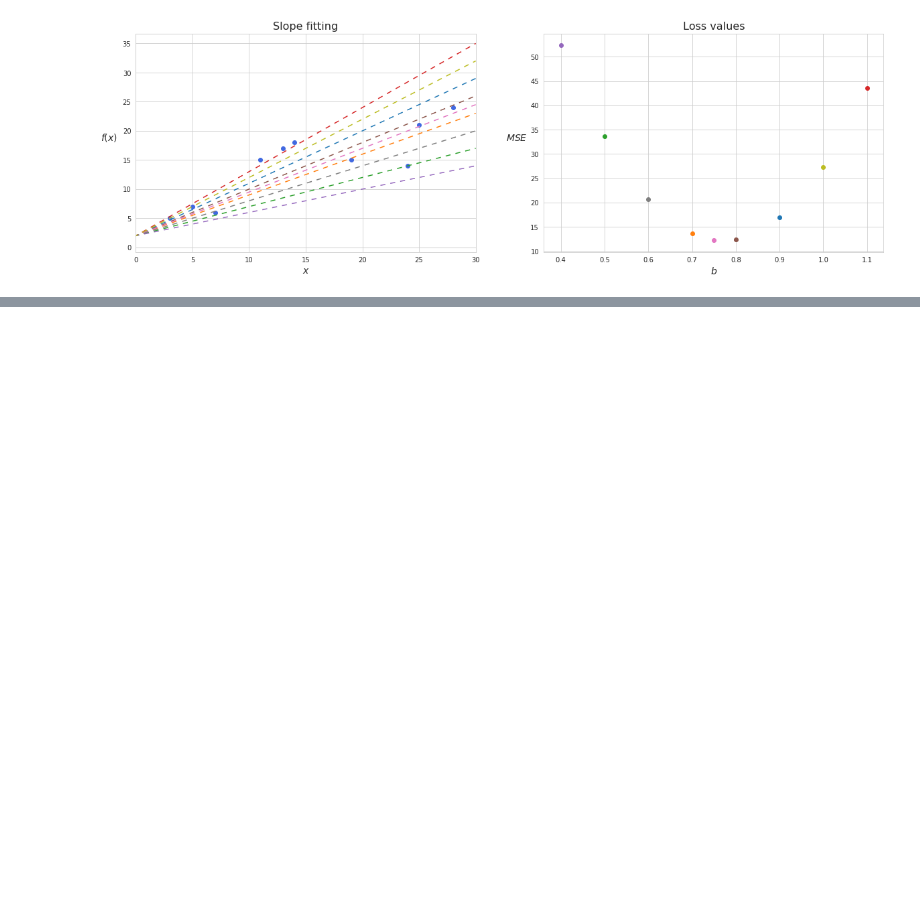
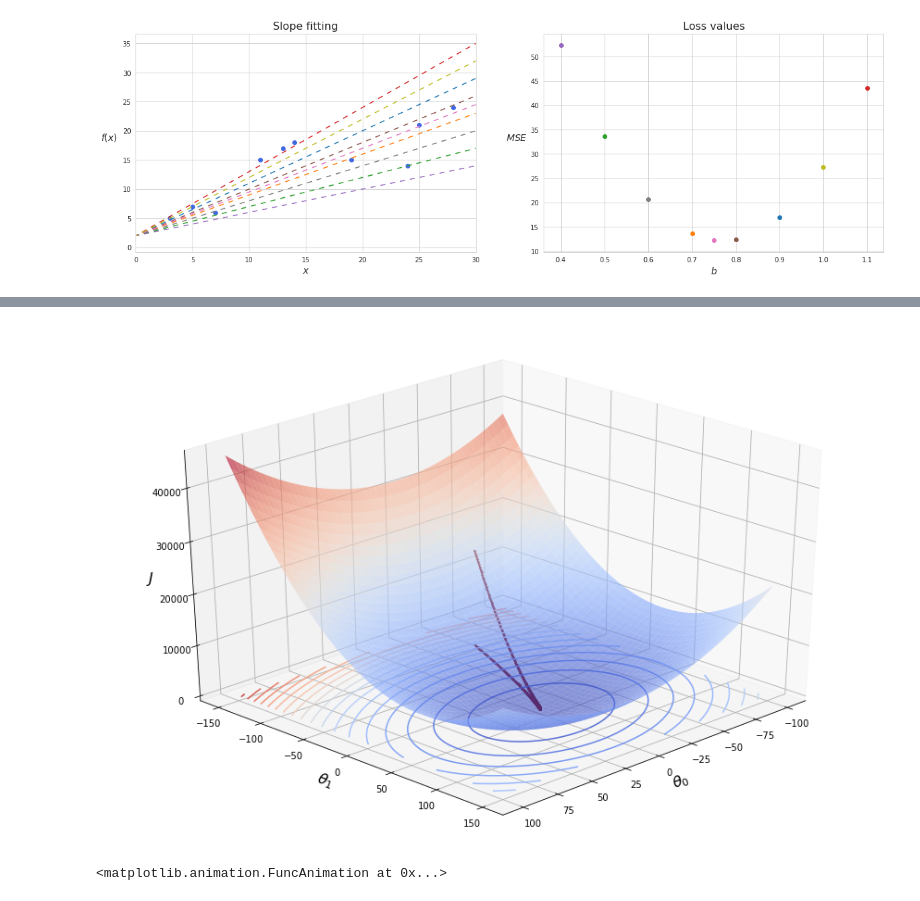
Before and after one commit to vzahorui/vzahorui.github.io, a Jupyter notebook: jupyter_notebooks/gradient_descent.ipynb, the cells around one changed output, grey strips where cells are left out. Cells and saved outputs as stored; diff of their text form; code cells hidden in the pictures; blank space fills up the shorter version.

```diff
--- a/jupyter_notebooks/gradient_descent.ipynb
+++ b/jupyter_notebooks/gradient_descent.ipynb
@@ -314,0 +428,9 @@ rc('animation', html='html5')
+# %%
+viz_3d_anim = visualize_3d(animate=True)
+viz_3d_anim.save('../assets/images/gradient_descent/3d_gradient_descent_demo.gif', writer='imagemagick');
+# %% [output]
+[figure, added]
+# %%
+viz_3d_anim
+# %% [output]
+<matplotlib.animation.FuncAnimation at 0x...>
```
Also changed, not shown: parts of 21 cells of this notebook, 7 other files.
